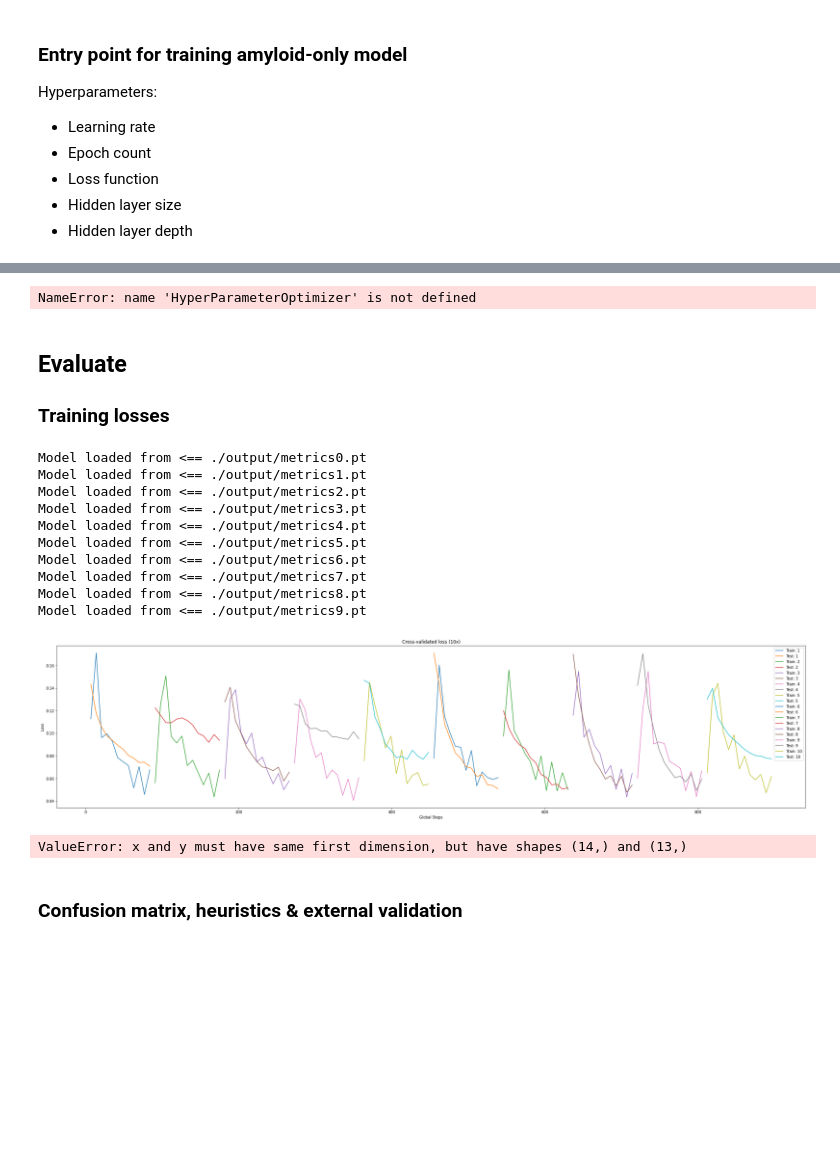
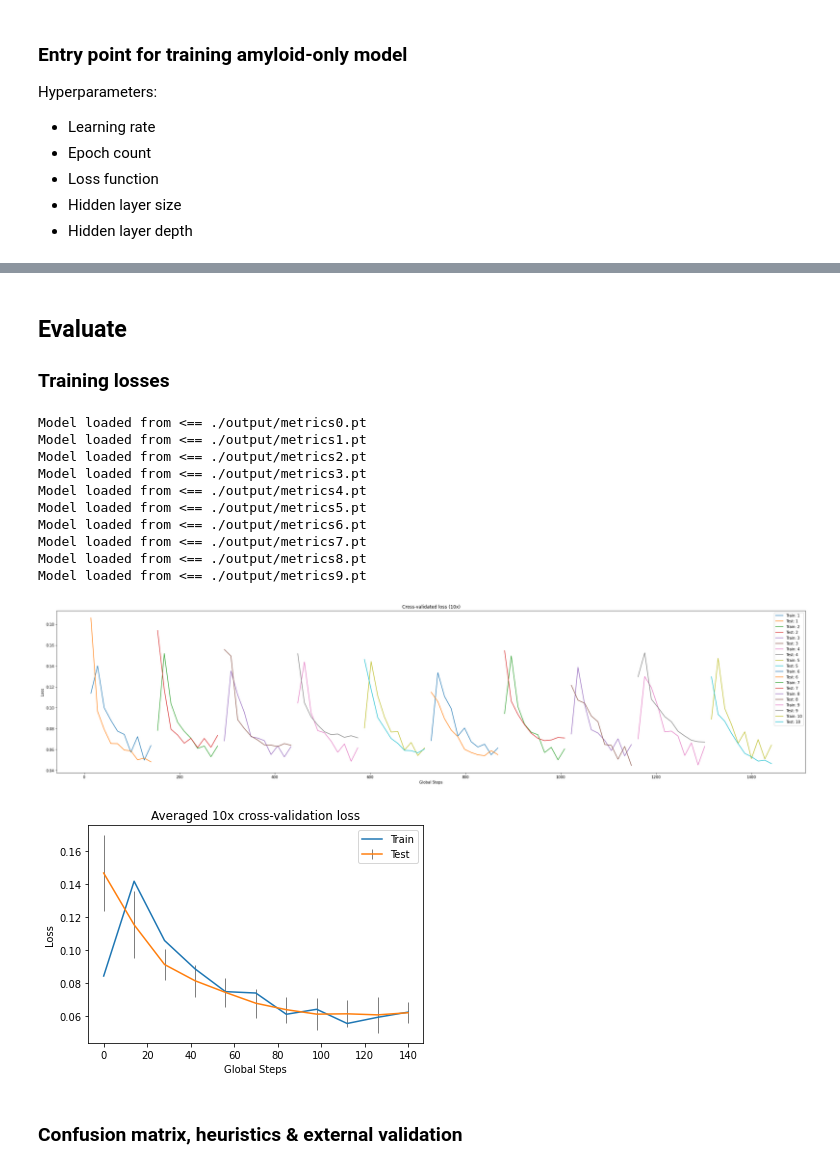
Before and after one commit to ejmockler/AgGRU-Check, a Jupyter notebook: amyloidClassification.ipynb, the cells around one changed output, grey strips where cells are left out. Cells and saved outputs as stored; diff of their text form; code cells hidden in the pictures; blank space fills up the shorter version.

Commit message:
update model & consolidate hyperparameter training code

```diff
--- a/amyloidClassification.ipynb
+++ b/amyloidClassification.ipynb
@@ -171,7 +166,7 @@ from trains.automation.optuna import OptimizerOptuna
 def split(sequence):
     return [char for char in sequence]
 
-def declareFields():
+def declareFields(data_dir='./'):
     header = Field(sequential=False, dtype=torch.int, use_vocab=False, include_lengths=False)
     sequence = Field(tokenize=split, sequential=True, include_lengths=True, batch_first=True)
     amyloidLabel = Field(sequential=False, use_vocab=False, batch_first=True, dtype=torch.float, include_lengths=False)
@@ -179,7 +174,7 @@ def declareFields():
 
     fields = [('header', header), ('sequence', sequence), ('prion', prionLabel), ('amyloid', amyloidLabel)]
     # Create TabularDatasets for vocab & fold splits
-    train, test = TabularDataset.splits(path="./", train="train.csv", test="test.csv", format='CSV', fields=fields, skip_header=True)
+    train, test = TabularDataset.splits(path=data_dir, train="train.csv", test="test.csv", format='CSV', fields=fields, skip_header=True)
     full = ConcatDataset([train, test])
 
     # Vocabulary
@@ -371,7 +366,6 @@ def train(vocab,
         # load optimizer
         optimizer = optim.Adam(model.parameters(), lr=lr)
 
-
         # training loop
         model.train()
         for epoch in range(num_epochs):
@@ -417,9 +411,6 @@ def train(vocab,
                     valid_loss_list[fold].append(average_valid_loss)
                     global_steps_list[fold].append(global_step)
 
-                    tensorboard_writer.add_scalar("total training loss", average_train_loss, global_step)
-                    tensorboard_writer.add_scalar("total testing loss", average_valid_loss, global_step)
-
                     # resetting running values
                     valid_running_loss = 0.0
                     running_loss = 0.0
@@ -429,7 +420,6 @@ def train(vocab,
                     print('Epoch [{}/{}], Step [{}/{}], Train Loss: {:.4f}, Valid Loss: {:.4f}'
                             .format(epoch+1, num_epochs, global_step, num_epochs*len(train_iter)*(foldCount),
                                     average_train_loss, average_valid_loss))
-
                     torch.save(model, destination_folder + f'/model{fold}.pt')
                     save_metrics(file_path + f'/metrics{fold}.pt', train_loss_list[fold], valid_loss_list[fold], global_steps_list[fold])
 
@@ -447,14 +437,8 @@ Hyperparameters:
  - Hidden layer depth
 # %%
 # hyperparameters
-config = {'number_of_epochs': 6, 'batch_size': 16, 'dropout_within_layers': 0.3, 'dropout_output': 0.3, 'learning_rate': 0.0004, 'sequence_feature_depth':64, 'dimension':128}
-
-# allegro initialization
-from trains import Task
-task = Task.init(project_name='agGRU',
-                 task_name='agGRU-Check Training')
-allegroConfig_dict = task.connect(config)
+config = {'number_of_epochs': 5, 'batch_size': 8, 'dropout_within_layers': 0.3, 'dropout_output': 0.3, 'learning_rate': 0.00035, 'sequence_feature_depth':64, 'dimension':128}
 
 training_losses, validation_losses, global_steps = train(
-    vocab=sequence.vocab, lr=0.0004, criterion=nn.SmoothL1Loss(), fields=fields, dataset=fullDataset, foldCount=10, config=config, file_path = destination_folder, num_epochs=config['number_of_epochs'], dimension=config['dimension'], batchSize=config['batch_size'], sequenceDepth=config['sequence_feature_depth'], dropoutWithinLayers = config['dropout_within_layers'], dropoutOutput = config['dropout_output'])
+    vocab=sequence.vocab, lr=config['learning_rate'], criterion=nn.SmoothL1Loss(), fields=fields, dataset=fullDataset, foldCount=10, config=config, file_path = destination_folder, num_epochs=config['number_of_epochs'], dimension=config['dimension'], batchSize=config['batch_size'], sequenceDepth=config['sequence_feature_depth'], dropoutWithinLayers = config['dropout_within_layers'], dropoutOutput = config['dropout_output'])
 # %% [output]
@@ -477,52 +461,11 @@ Epoch [6/6], Step [896/9000], Train Loss: 0.0524, Valid Loss: 0.1086
 Finished Training!
-# %%
-#### optimize hyperparameters
-from trains import Task
-task = Task.create(project_name='agGRU',
-                 task_name='agGRU-Check Hyperparameter optimization')
-
-optimizer = HyperParameterOptimizer(
-    base_task_id='045662b0ea7f4b9e95367cb055fa742f',
-    # setting the hyper-parameters to optimize
-    hyper_parameters=[
-        UniformIntegerParameterRange('number_of_epochs', min_value=2, max_value=100, step_size=2),
-        UniformIntegerParameterRange('dimension', min_value=16, max_value=800, step_size=2),
-        UniformIntegerParameterRange('sequence feature depth', min_value=16, max_value=800, step_size=2),
-        UniformIntegerParameterRange('batch_size', min_value=2, max_value=128, step_size=2),
-        UniformParameterRange('dropout_output', min_value=0, max_value=0.5, step_size=0.05),
-        UniformParameterRange('dropout_between_layers', min_value=0, max_value=0.5, step_size=0.05),
-        UniformParameterRange('learning_rate', min_value=0.00001, max_value=0.01, step_size=0.000015),
-    ],
-    # setting the objective metric we want to maximize/minimize
-    objective_metric_title='total_testing_loss',
-    objective_metric_series='total_testing_loss',
-    objective_metric_sign='min',
-
-    # setting optimizer
-    optimizer_class=OptimizerOptuna,
-
-    # Configuring optimization parameters
-    execution_queue='hyperparameter_optimization',
-    max_number_of_concurrent_tasks=2,
-    optimization_time_limit=60.,
-    compute_time_limit=120,
-    total_max_jobs=20,
-    min_iteration_per_job=15000,
-    max_iteration_per_job=150000,
-)
-
-optimizer.set_report_period(1) # setting the time gap between two consecutive reports
-optimizer.start()
-optimizer.wait() # wait until process is done
-optimizer.stop() # make sure background optimization stopped
-# %% [output]
-NameError: name 'HyperParameterOptimizer' is not defined
 # %% [markdown]
 ## Evaluate
 ### Training losses
 # %%
 foldCount = 10
-if len(global_steps[0]) < len(train_loss_list): global_steps[0].insert(0, 0)
+#if len(global_steps[0]) < len(global_steps[fold-1]):
+global_steps[0].insert(0, 0)
 
 # average losses
 totalTrainingLosses = pd.DataFrame(list(training_losses.values()))
@@ -539,35 +482,35 @@ averageTestingDeviation = totalTestingLosses.std(axis=0)
 plt.figure(figsize=(36,8))
 plt.title('Cross-validated loss (10x)')
 for fold in range(foldCount):
     train_loss_list, valid_loss_list, global_steps_list = load_metrics(destination_folder + f'/metrics{fold}.pt')
     plt.plot(global_steps_list, train_loss_list, label=f'Train: {fold+1}')
     plt.plot(global_steps_list, valid_loss_list, label=f'Test: {fold+1}')
     plt.legend()
 plt.xlabel('Global Steps')
 plt.ylabel('Loss')
 plt.show()
 
 # plot average loss across folds
 plt.title('Averaged 10x cross-validation loss')
 plt.plot(global_steps[0], averageTrainingLosses, label='Train')
 plt.errorbar(global_steps[0], averageTestingLosses, averageTestingDeviation, label='Test', ecolor='black', elinewidth=0.5)
 plt.xlabel('Global Steps')
 plt.ylabel('Loss')
 plt.legend()
 plt.show()
 # %% [output]
 Model loaded from <== ./output/metrics0.pt
 Model loaded from <== ./output/metrics1.pt
 Model loaded from <== ./output/metrics2.pt
 Model loaded from <== ./output/metrics3.pt
 Model loaded from <== ./output/metrics4.pt
 Model loaded from <== ./output/metrics5.pt
 Model loaded from <== ./output/metrics6.pt
 Model loaded from <== ./output/metrics7.pt
 Model loaded from <== ./output/metrics8.pt
 Model loaded from <== ./output/metrics9.pt
-[figure, old version]
+[figure, new version]
-ValueError: x and y must have same first dimension, but have shapes (14,) and (13,)
+[figure, added]
 # %% [markdown]
 ### Confusion matrix, heuristics & external validation
 # %%
```
Also changed, not shown: parts of 6 cells of this notebook, 18 other files.
